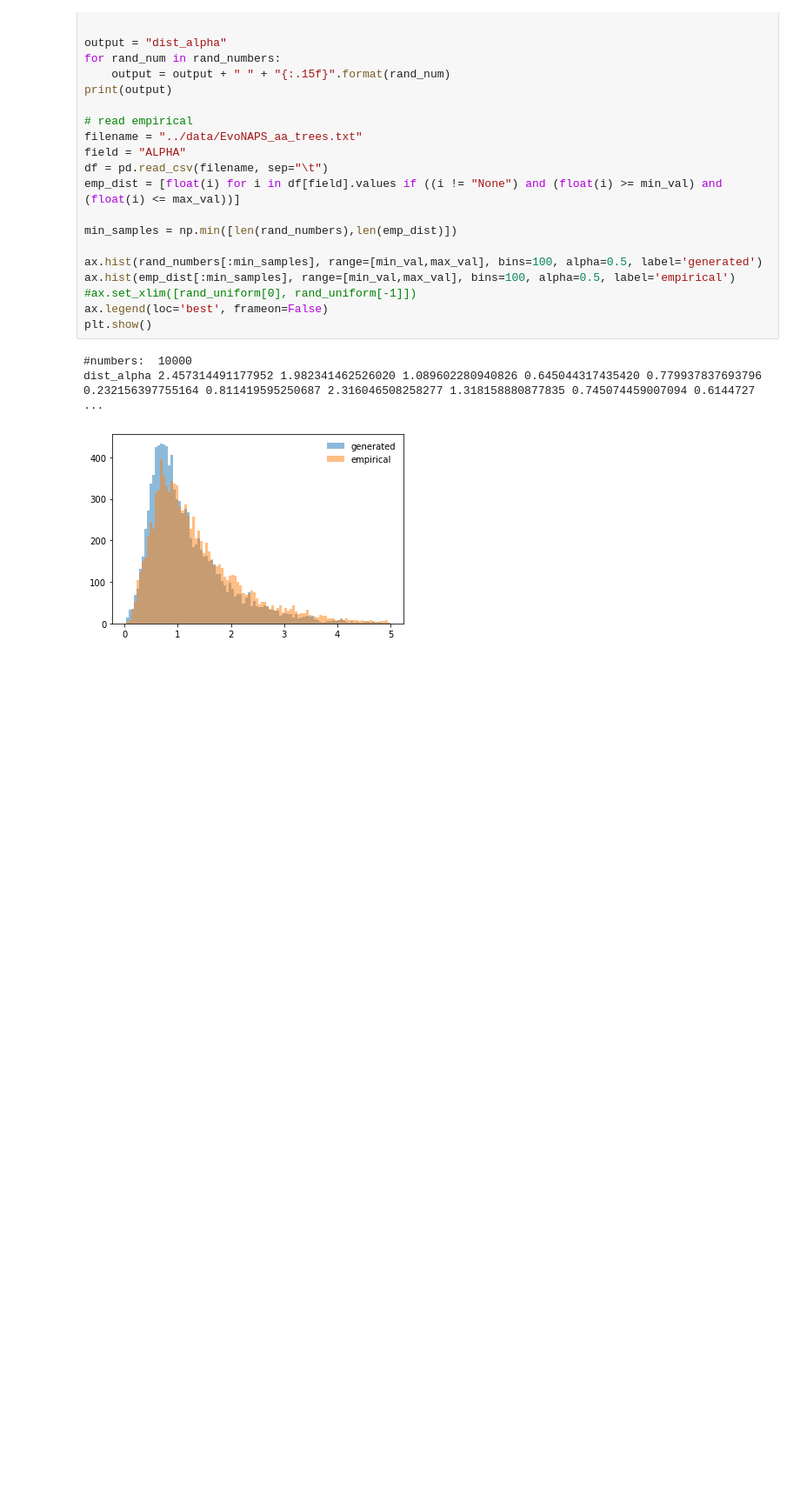
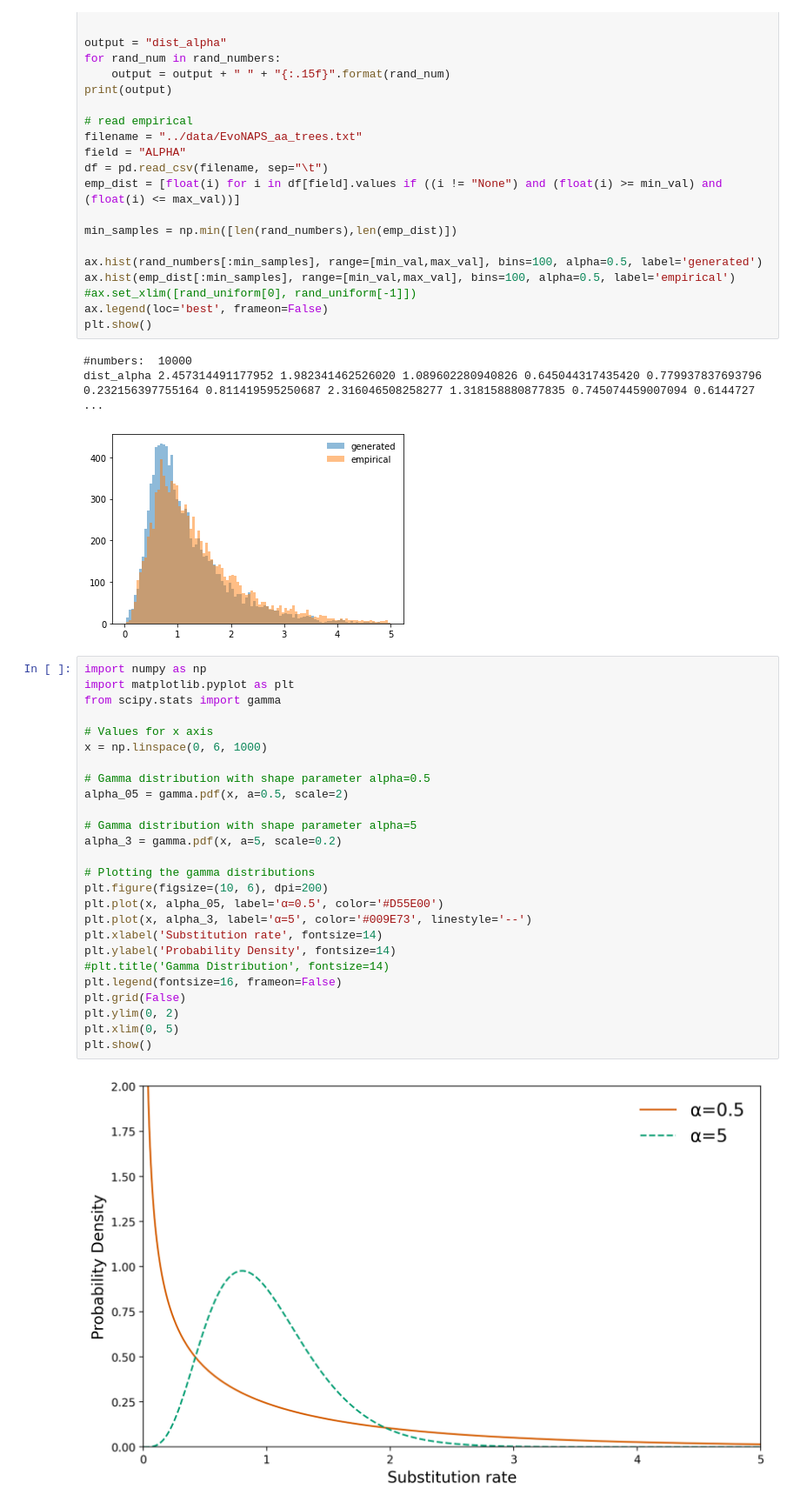
Before and after one commit to trongnhanuit/Phyloformer, a Jupyter notebook: phyloformer/scripts/Plot.ipynb, the cells around one changed output. Shown at 87% size. Cells and saved outputs as stored; diff of their text form; blank space fills up the shorter version.

```diff
--- a/phyloformer/scripts/Plot.ipynb
+++ b/phyloformer/scripts/Plot.ipynb
@@ -562,3 +569,31 @@ plt.show()
 #numbers:  10000
 dist_alpha 2.457314491177952 1.982341462526020 1.089602280940826 0.645044317435420 0.779937837693796 0.232156397755164 0.811419595250687 2.316046508258277 1.318158880877835 0.745074459007094 0.6144727 ...
 [figure]
+# %%
+import numpy as np
+import matplotlib.pyplot as plt
+from scipy.stats import gamma
+
+# Values for x axis
+x = np.linspace(0, 6, 1000)
+
+# Gamma distribution with shape parameter alpha=0.5
+alpha_05 = gamma.pdf(x, a=0.5, scale=2)
+
+# Gamma distribution with shape parameter alpha=5
+alpha_3 = gamma.pdf(x, a=5, scale=0.2)
+
+# Plotting the gamma distributions
+plt.figure(figsize=(10, 6), dpi=200)
+plt.plot(x, alpha_05, label='α=0.5', color='#D55E00')
+plt.plot(x, alpha_3, label='α=5', color='#009E73', linestyle='--')
+plt.xlabel('Substitution rate', fontsize=14)
+plt.ylabel('Probability Density', fontsize=14)
+#plt.title('Gamma Distribution', fontsize=14)
+plt.legend(fontsize=16, frameon=False)
+plt.grid(False)
+plt.ylim(0, 2)
+plt.xlim(0, 5)
+plt.show()
+# %% [output]
+[figure, added]
```
Also changed, not shown: parts of 2 cells of this notebook, 31 other files.
